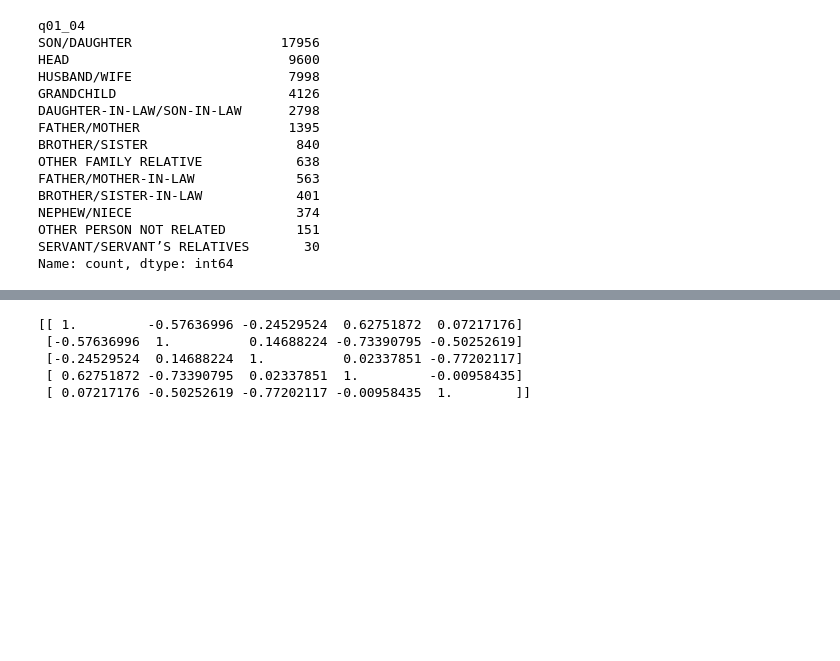
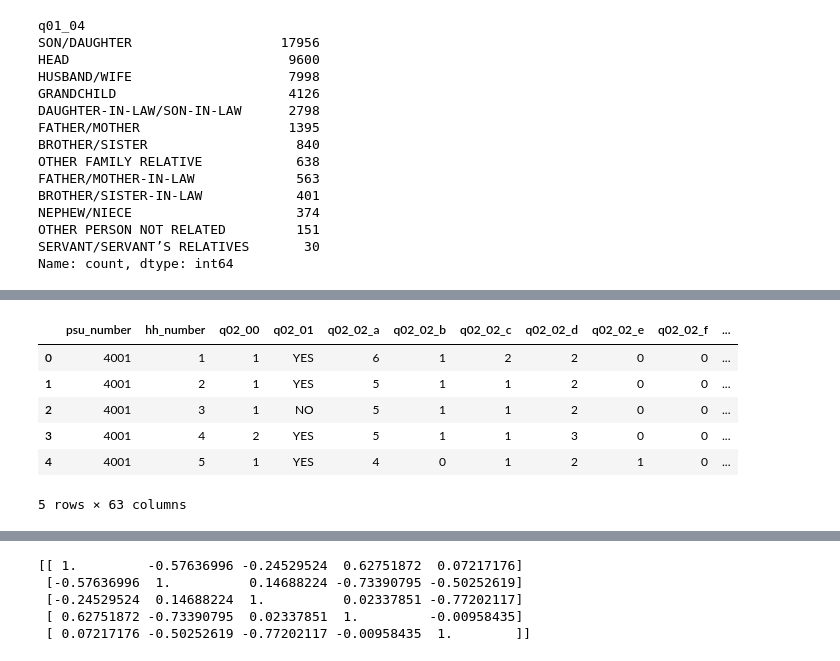
Before and after one commit to AnjaliSapkota/Nepal-Fuel-use-Analysis, a Jupyter notebook: analysis.ipynb, the cells around one changed output, grey strips where cells are left out. Cells and saved outputs as stored; diff of their text form; code cells hidden in the pictures; blank space fills up the shorter version.

```diff
--- a/analysis.ipynb
+++ b/analysis.ipynb
@@ -492,0 +339,10 @@ print(edu.head(10))
+# %%
+df_s02.head()
+# %% [output]
+|  | psu_number | hh_number | q02_00 | q02_01 | q02_02_a | q02_02_b | q02_02_c | q02_02_d | q02_02_e | q02_02_f | ... |
+| 0 | 4001 | 1 | 1 | YES | 6 | 1 | 2 | 2 | 0 | 0 | ... |
+| 1 | 4001 | 2 | 1 | YES | 5 | 1 | 1 | 2 | 0 | 0 | ... |
+| 2 | 4001 | 3 | 1 | NO | 5 | 1 | 1 | 2 | 0 | 0 | ... |
+| 3 | 4001 | 4 | 2 | YES | 5 | 1 | 1 | 3 | 0 | 0 | ... |
+| 4 | 4001 | 5 | 1 | YES | 4 | 0 | 1 | 2 | 1 | 0 | ... |
+5 rows × 63 columns
```
Also changed, not shown: parts of 155 cells of this notebook.
